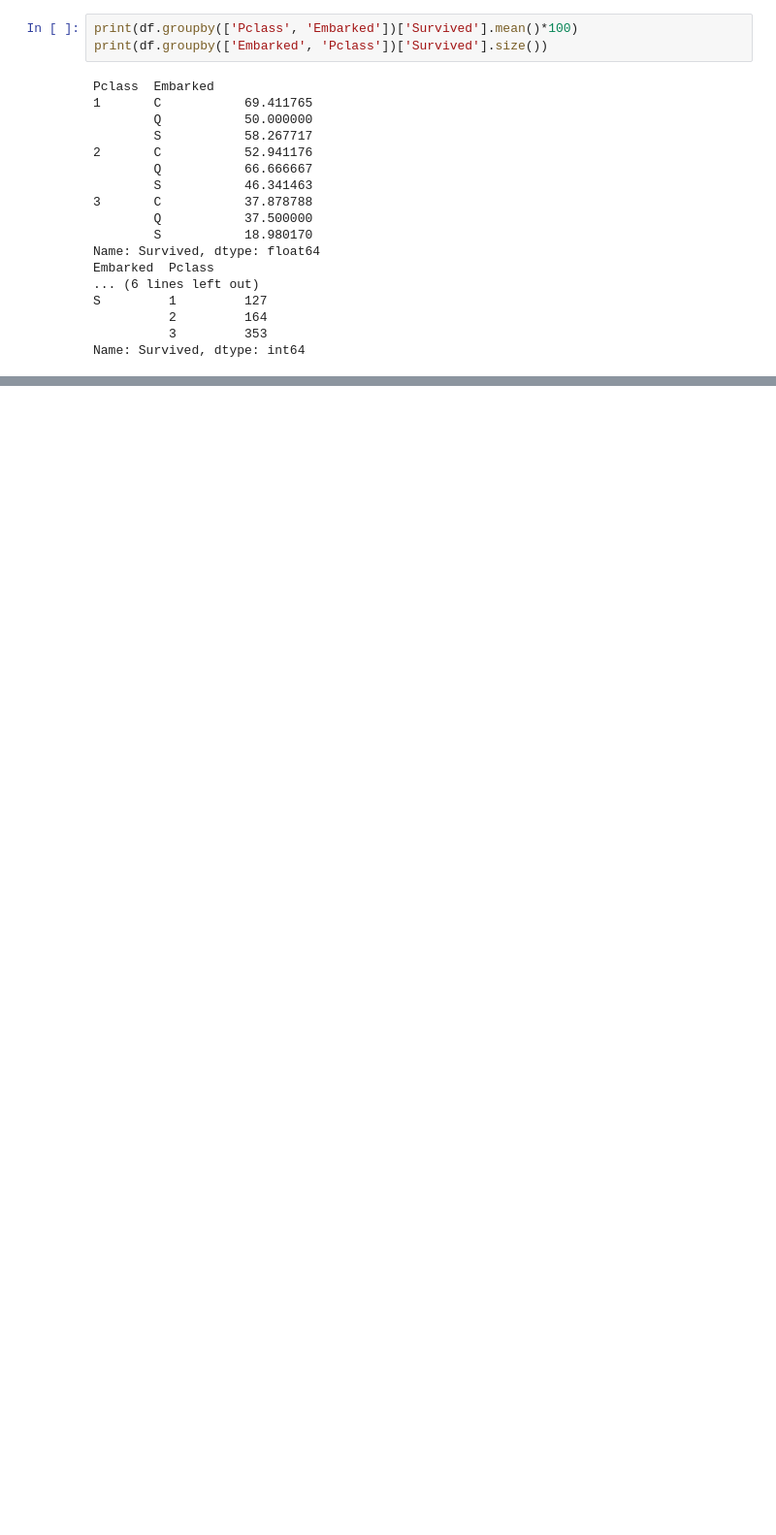
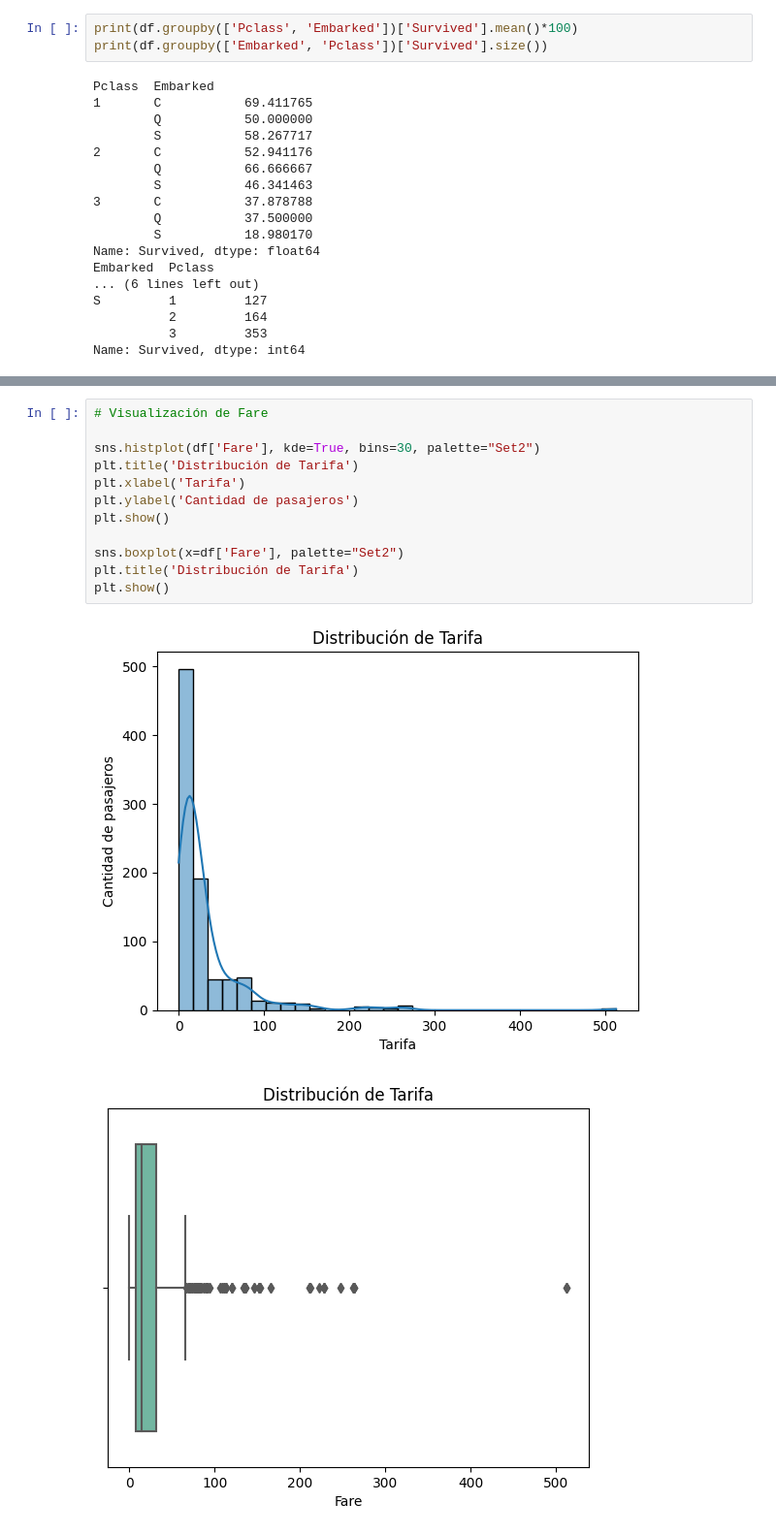
Before and after one commit to urcuninna/titanic_project, a Jupyter notebook: nootebooks/01_data_exploration.ipynb, the cells around one changed output, grey strips where cells are left out. Shown at 97% size. Saved outputs shown, nothing was run; the diff lists cells and outputs as text; blank space fills up the shorter version.

```diff
--- a/nootebooks/01_data_exploration.ipynb
+++ b/nootebooks/01_data_exploration.ipynb
@@ -533,0 +578,15 @@ Name: Survived, dtype: int64
+# %%
+# Visualización de Fare
+
+sns.histplot(df['Fare'], kde=True, bins=30, palette="Set2")
+plt.title('Distribución de Tarifa')
+plt.xlabel('Tarifa')
+plt.ylabel('Cantidad de pasajeros')
+plt.show()
+
+sns.boxplot(x=df['Fare'], palette="Set2")
+plt.title('Distribución de Tarifa')
+plt.show()
+# %% [output]
+[figure, added]
+[figure, added]
```
Also changed, not shown: parts of 18 cells of this notebook.
